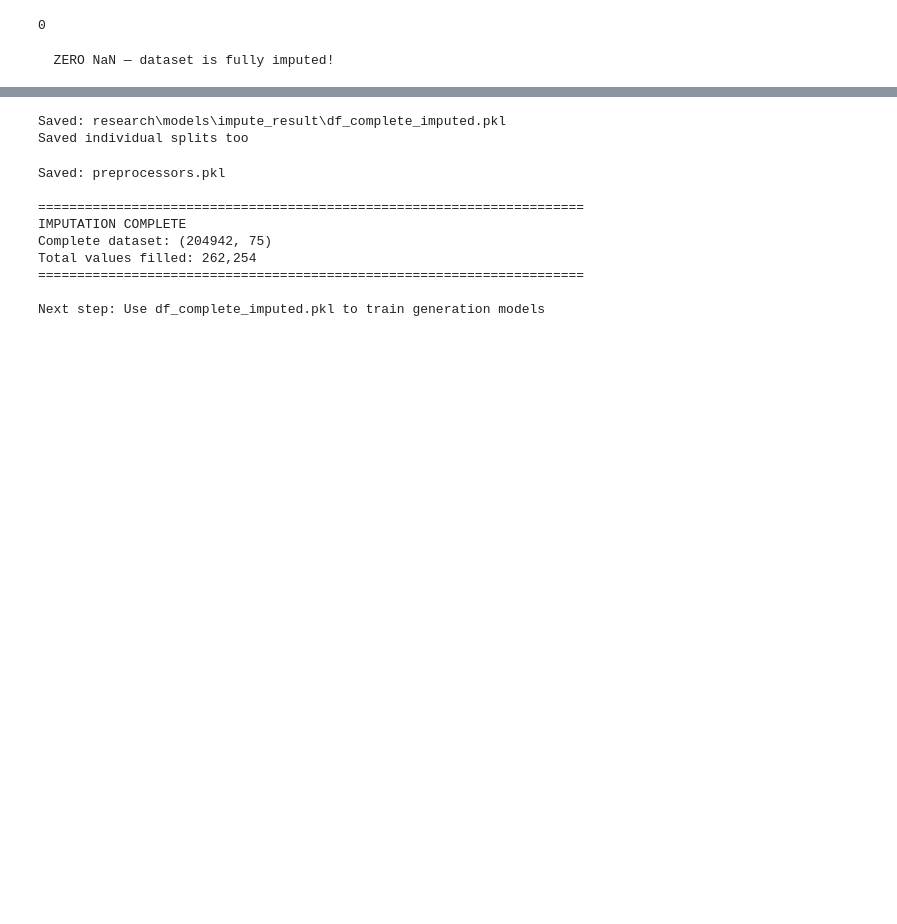
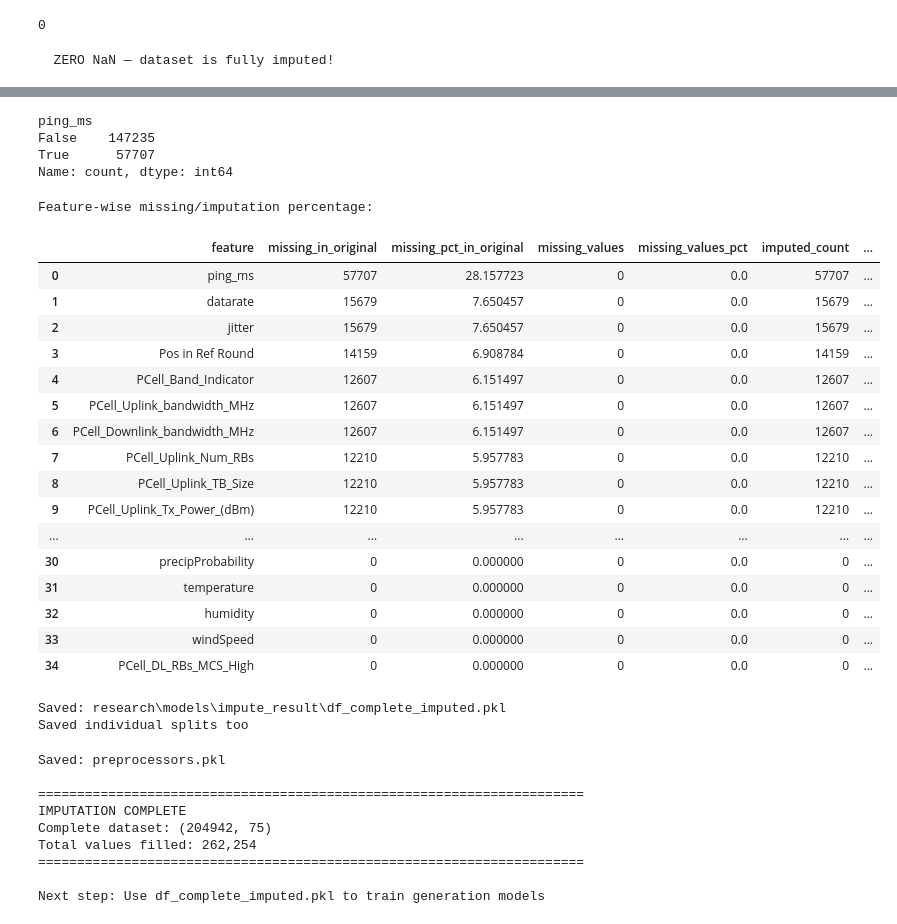
Before and after one commit to adikansara23-oss/ML-V2X-Project, a Jupyter notebook: Berlin V2X Implementation/009. Imputation.ipynb, the cells around one changed output, grey strips where cells are left out. Cells and saved outputs as stored; diff of their text form; code cells hidden in the pictures; blank space fills up the shorter version.

```diff
--- a/Berlin V2X Implementation/009. Imputation.ipynb
+++ b/Berlin V2X Implementation/009. Imputation.ipynb
@@ -504,0 +519,3 @@ df_complete
+# %%
+df_original = df_original.drop(columns=remove_from_imputation)
+df_original.head()
@@ -505,3 +530,59 @@ df_complete
+# %%
+df_original['ping_ms'].isna().value_counts()
+# %% [output]
+ping_ms
+False    147235
+True      57707
+Name: count, dtype: int64
+# %%
+
+featurewise_imputation_pct = pd.DataFrame({
+    "feature": continuous_impute,
+    "missing_in_original": [df_original[col].isna().sum() for col in continuous_impute],
+    "missing_pct_in_original": [df_original[col].isna().mean() * 100 for col in continuous_impute],
+    "missing_values": [df_complete[col].isna().sum() for col in continuous_impute],
+    "missing_values_pct": [df_complete[col].isna().mean() * 100 for col in continuous_impute],
+})
+
+featurewise_imputation_pct["imputed_count"] = (
+    featurewise_imputation_pct["missing_in_original"]
+    - featurewise_imputation_pct["missing_values"]
+)
+
+featurewise_imputation_pct["imputed_pct_of_dataset"] = (
+    featurewise_imputation_pct["imputed_count"] / len(df_original) * 100
+)
+
+featurewise_imputation_pct = featurewise_imputation_pct.sort_values(
+    "missing_pct_in_original", ascending=False
+).reset_index(drop=True)
+
+print("Feature-wise missing/imputation percentage:")
+display(featurewise_imputation_pct)
+
+featurewise_imputation_pct.to_csv(
+    os.path.join(OUTPUT_DIR, "featurewise_imputation_percentage.csv"),
+    index=False
+)
+# %% [output]
+Feature-wise missing/imputation percentage:
+|  | feature | missing_in_original | missing_pct_in_original | missing_values | missing_values_pct | imputed_count | ... |
+| 0 | ping_ms | 57707 | 28.157723 | 0 | 0.0 | 57707 | ... |
+| 1 | datarate | 15679 | 7.650457 | 0 | 0.0 | 15679 | ... |
+| 2 | jitter | 15679 | 7.650457 | 0 | 0.0 | 15679 | ... |
+| 3 | Pos in Ref Round | 14159 | 6.908784 | 0 | 0.0 | 14159 | ... |
+| 4 | PCell_Band_Indicator | 12607 | 6.151497 | 0 | 0.0 | 12607 | ... |
+| 5 | PCell_Uplink_bandwidth_MHz | 12607 | 6.151497 | 0 | 0.0 | 12607 | ... |
+| 6 | PCell_Downlink_bandwidth_MHz | 12607 | 6.151497 | 0 | 0.0 | 12607 | ... |
+| 7 | PCell_Uplink_Num_RBs | 12210 | 5.957783 | 0 | 0.0 | 12210 | ... |
+| 8 | PCell_Uplink_TB_Size | 12210 | 5.957783 | 0 | 0.0 | 12210 | ... |
+| 9 | PCell_Uplink_Tx_Power_(dBm) | 12210 | 5.957783 | 0 | 0.0 | 12210 | ... |
+| ... | ... | ... | ... | ... | ... | ... | ... |
+| 30 | precipProbability | 0 | 0.000000 | 0 | 0.0 | 0 | ... |
+| 31 | temperature | 0 | 0.000000 | 0 | 0.0 | 0 | ... |
+| 32 | humidity | 0 | 0.000000 | 0 | 0.0 | 0 | ... |
+| 33 | windSpeed | 0 | 0.000000 | 0 | 0.0 | 0 | ... |
+| 34 | PCell_DL_RBs_MCS_High | 0 | 0.000000 | 0 | 0.0 | 0 | ... |
 # %%
 output_path = os.path.join(OUTPUT_DIR, "df_complete_imputed.pkl")
 df_complete.to_pickle(output_path)
```
Also changed, not shown: parts of 8 cells of this notebook, 21 other files.
